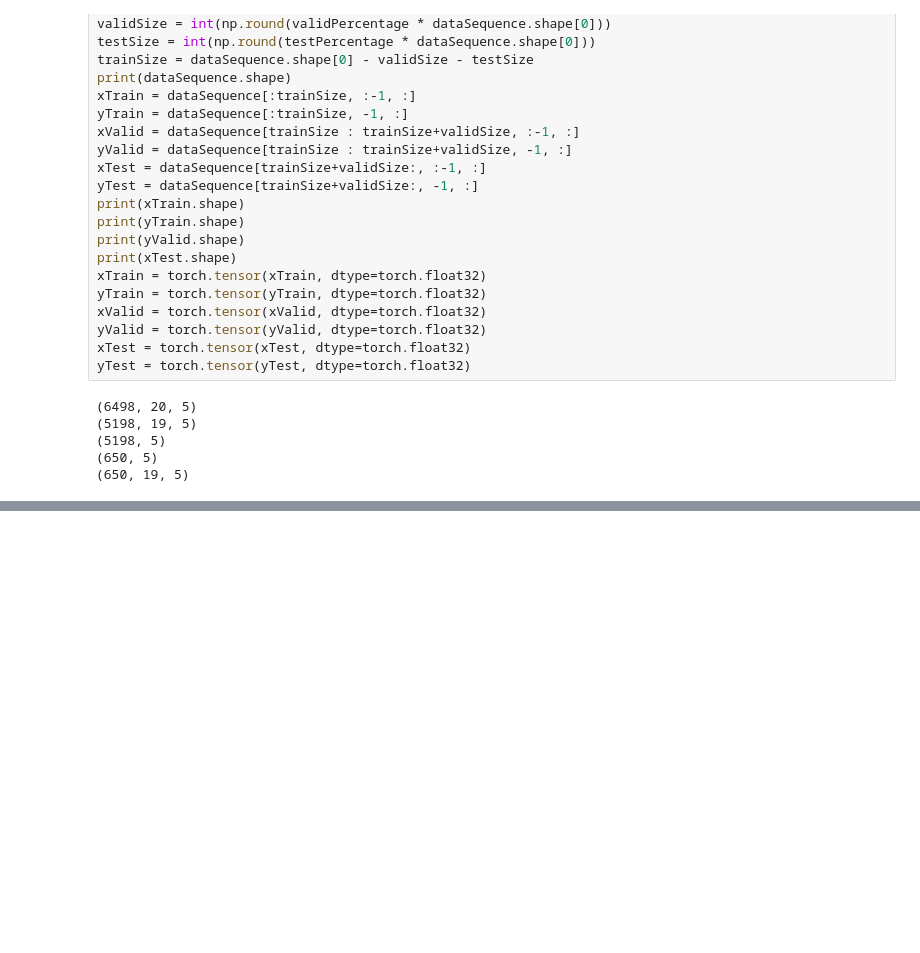
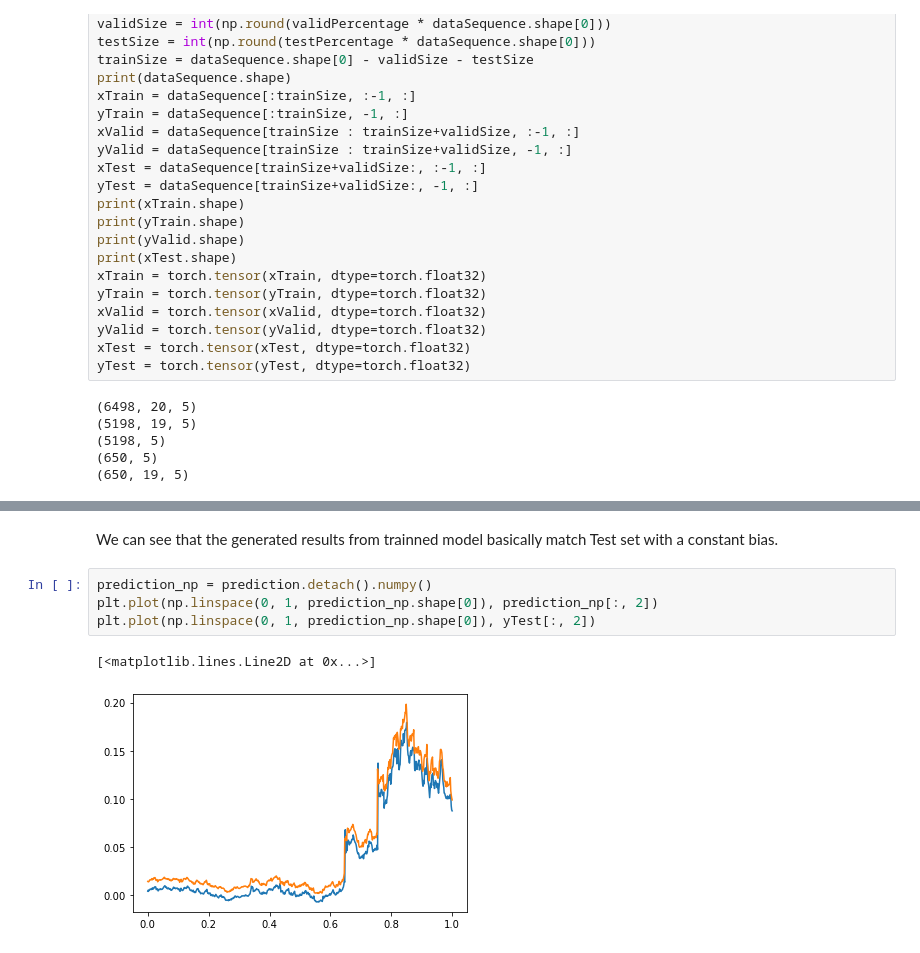
Before and after one commit to EugeneL-9929/Modeling, a Jupyter notebook: lstm.ipynb, the cells around one changed output, grey strips where cells are left out. Cells and saved outputs as stored; diff of their text form; blank space fills up the shorter version.

```diff
--- a/lstm.ipynb
+++ b/lstm.ipynb
@@ -94,0 +105,9 @@ KeyboardInterrupt:
+# %% [markdown]
+We can see that the generated results from trainned model basically match Test set with a constant bias.
+# %%
+prediction_np = prediction.detach().numpy()
+plt.plot(np.linspace(0, 1, prediction_np.shape[0]), prediction_np[:, 2])
+plt.plot(np.linspace(0, 1, prediction_np.shape[0]), yTest[:, 2])
+# %% [output]
+[<matplotlib.lines.Line2D at 0x...>]
+[figure, added]
```
Also changed, not shown: parts of 3 cells of this notebook, 2 other files.
